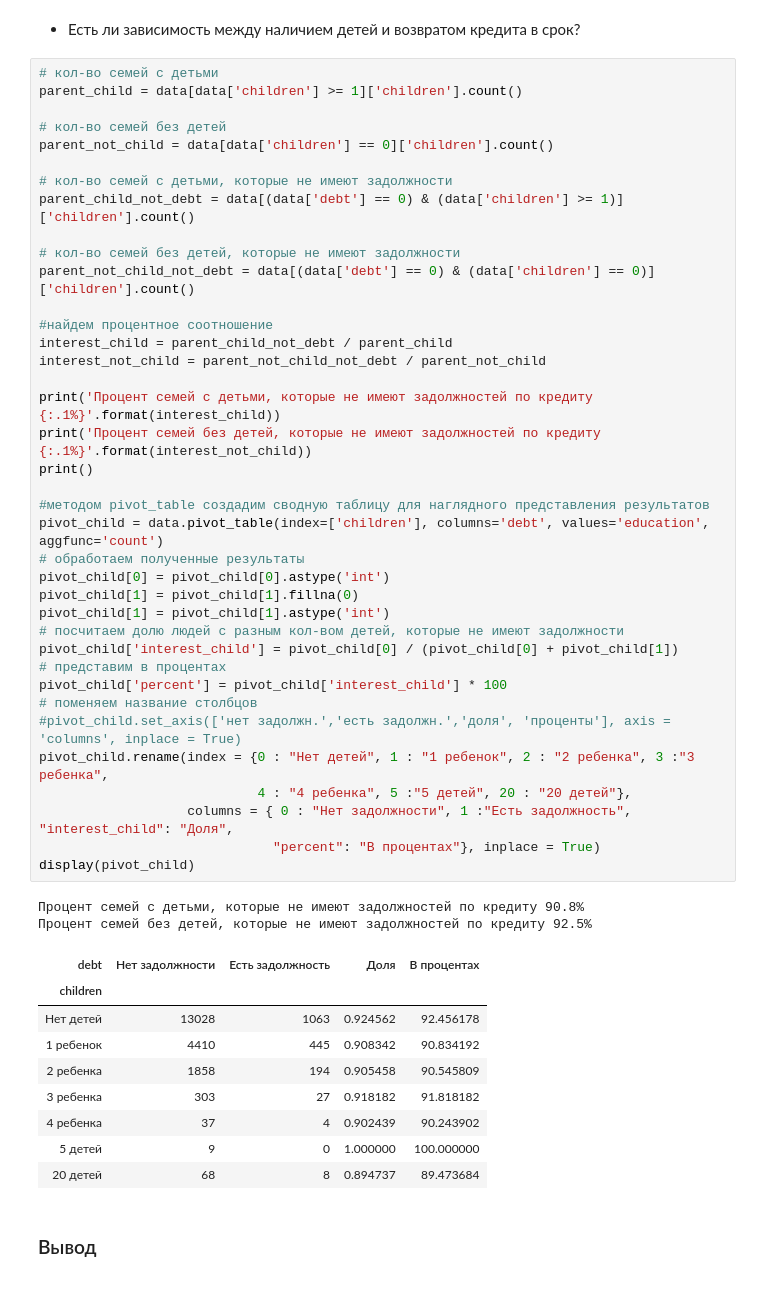
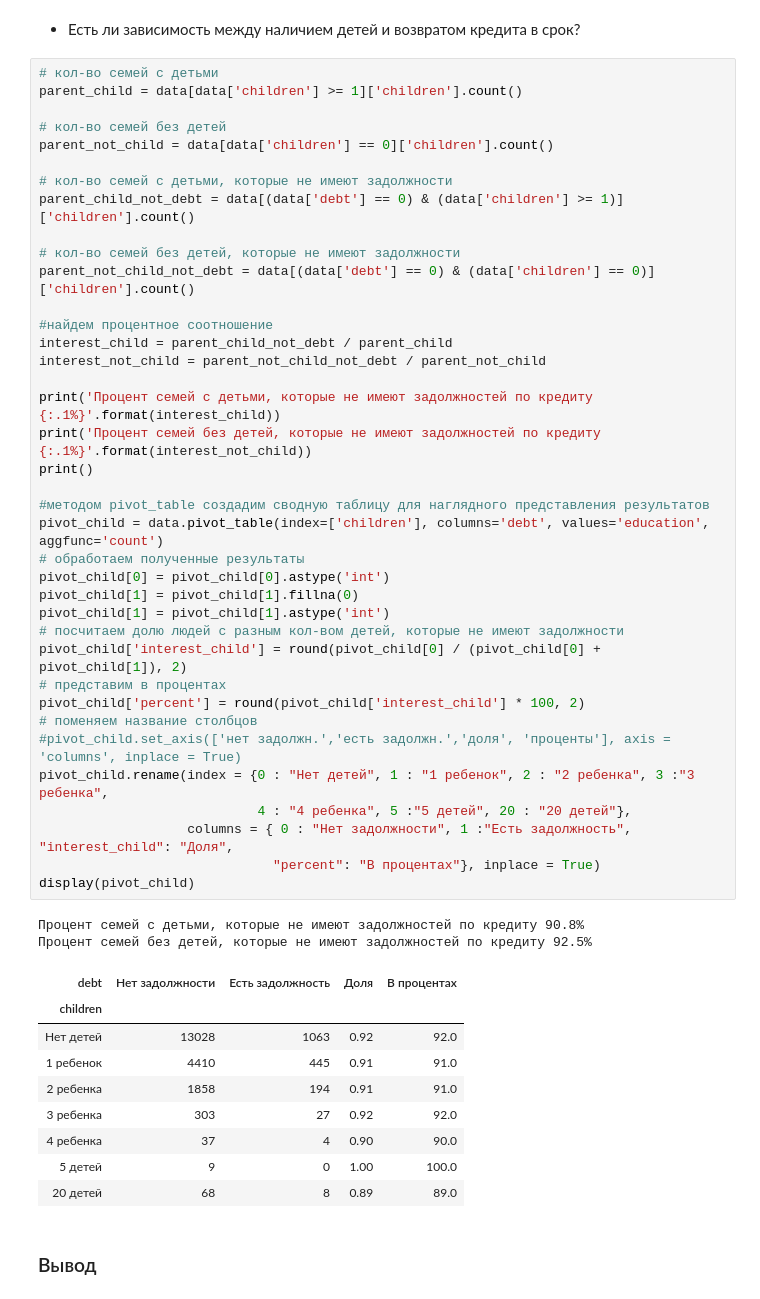
Before and after one commit to Junal8/YandexPract, a Jupyter notebook: Second project.ipynb, the cells around one changed output. Saved outputs shown, nothing was run; the diff lists cells and outputs as text.

```diff
--- a/Second project.ipynb
+++ b/Second project.ipynb
@@ -243,42 +243,42 @@ parent_child_not_debt = data[(data['debt'] == 0) & (data['children'] >= 1)]['chi
 parent_not_child_not_debt = data[(data['debt'] == 0) & (data['children'] == 0)]['children'].count()
 
 #найдем процентное соотношение
 interest_child = parent_child_not_debt / parent_child
 interest_not_child = parent_not_child_not_debt / parent_not_child
 
 print('Процент семей с детьми, которые не имеют задолжностей по кредиту {:.1%}'.format(interest_child))
 print('Процент семей без детей, которые не имеют задолжностей по кредиту {:.1%}'.format(interest_not_child))
 print()
 
 #методом pivot_table создадим сводную таблицу для наглядного представления результатов
 pivot_child = data.pivot_table(index=['children'], columns='debt', values='education', aggfunc='count')
 # обработаем полученные результаты
 pivot_child[0] = pivot_child[0].astype('int')
 pivot_child[1] = pivot_child[1].fillna(0)
 pivot_child[1] = pivot_child[1].astype('int')
 # посчитаем долю людей с разным кол-вом детей, которые не имеют задолжности
-pivot_child['interest_child'] = pivot_child[0] / (pivot_child[0] + pivot_child[1])
+pivot_child['interest_child'] = round(pivot_child[0] / (pivot_child[0] + pivot_child[1]), 2)
 # представим в процентах
-pivot_child['percent'] = pivot_child['interest_child'] * 100
+pivot_child['percent'] = round(pivot_child['interest_child'] * 100, 2)
 # поменяем название столбцов
 #pivot_child.set_axis(['нет задолжн.','есть задолжн.','доля', 'проценты'], axis = 'columns', inplace = True)
 pivot_child.rename(index = {0 : "Нет детей", 1 : "1 ребенок", 2 : "2 ребенка", 3 :"3 ребенка",
                             4 : "4 ребенка", 5 :"5 детей", 20 : "20 детей"},
                    columns = { 0 : "Нет задолжности", 1 :"Есть задолжность", "interest_child": "Доля",
                               "percent": "В процентах"}, inplace = True)
 display(pivot_child)
 # %% [output]
 Процент семей с детьми, которые не имеют задолжностей по кредиту 90.8%
 Процент семей без детей, которые не имеют задолжностей по кредиту 92.5%
 | debt | Нет задолжности | Есть задолжность | Доля | В процентах |
 | children |  |  |  |  |
-| Нет детей | 13028 | 1063 | 0.924562 | 92.456178 |
-| 1 ребенок | 4410 | 445 | 0.908342 | 90.834192 |
-| 2 ребенка | 1858 | 194 | 0.905458 | 90.545809 |
-| 3 ребенка | 303 | 27 | 0.918182 | 91.818182 |
-| 4 ребенка | 37 | 4 | 0.902439 | 90.243902 |
-| 5 детей | 9 | 0 | 1.000000 | 100.000000 |
-| 20 детей | 68 | 8 | 0.894737 | 89.473684 |
+| Нет детей | 13028 | 1063 | 0.92 | 92.0 |
+| 1 ребенок | 4410 | 445 | 0.91 | 91.0 |
+| 2 ребенка | 1858 | 194 | 0.91 | 91.0 |
+| 3 ребенка | 303 | 27 | 0.92 | 92.0 |
+| 4 ребенка | 37 | 4 | 0.90 | 90.0 |
+| 5 детей | 9 | 0 | 1.00 | 100.0 |
+| 20 детей | 68 | 8 | 0.89 | 89.0 |
 # %% [markdown]
 ### Вывод
 # %% [markdown]
```
Also changed, not shown: parts of 3 cells of this notebook.
